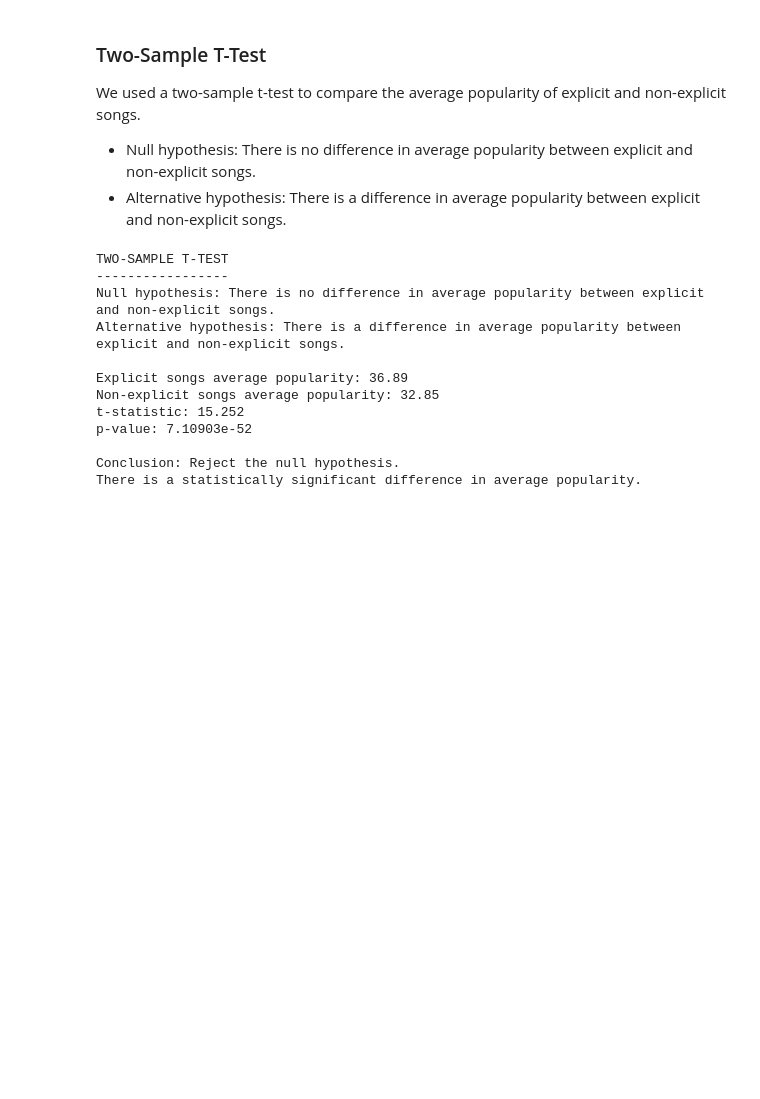
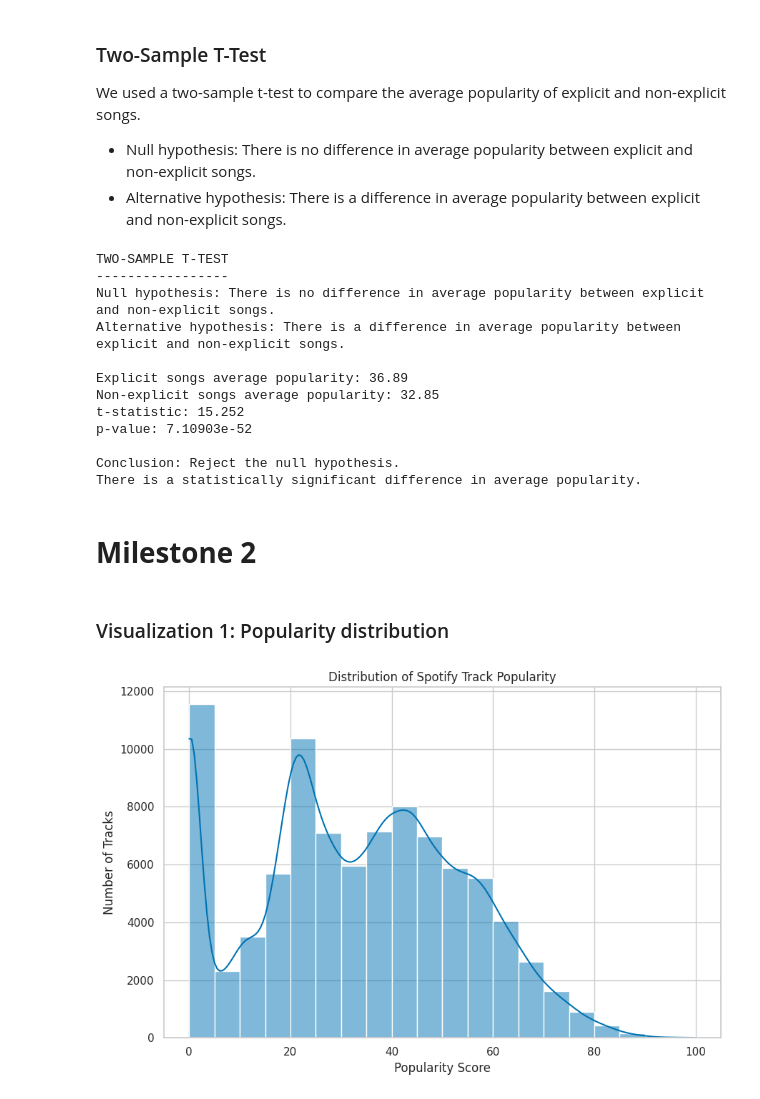
Before and after one commit to do-alisa/final-data-analysis-project, a Jupyter notebook: Spotify_Analysis.ipynb, the cells around one changed output. Drawn from its saved outputs; the diff is of its cells as text; code cells hidden in the pictures; blank space fills up the shorter version.

Commit message:
Finished Until Milestone 2

```diff
--- a/Spotify_Analysis.ipynb
+++ b/Spotify_Analysis.ipynb
@@ -452,3 +467,5 @@ p-value: 7.10903e-52
 
 Conclusion: Reject the null hypothesis.
 There is a statistically significant difference in average popularity.
+# %% [markdown]
+# **Milestone 2**
@@ -454,0 +495,29 @@ There is a statistically significant difference in average popularity.
+# %% [markdown]
+### Visualization 1: Popularity distribution
+# %%
+fig, ax = plt.subplots(figsize=(9, 6))
+
+sns.histplot(
+    data=plot_data,
+    x="popularity",
+    bins=20,
+    kde=True,
+    color="#0072B2",
+    ax=ax
+)
+
+ax.set_title("Distribution of Spotify Track Popularity")
+ax.set_xlabel("Popularity Score")
+ax.set_ylabel("Number of Tracks")
+
+plt.tight_layout()
+plt.savefig(
+    "visualization_1_popularity_distribution.png",
+    dpi=300,
+    bbox_inches="tight"
+)
+
+figures.append(fig)
+plt.show()
+# %% [output]
+[figure, added]
```
Also changed, not shown: parts of 25 cells of this notebook.
